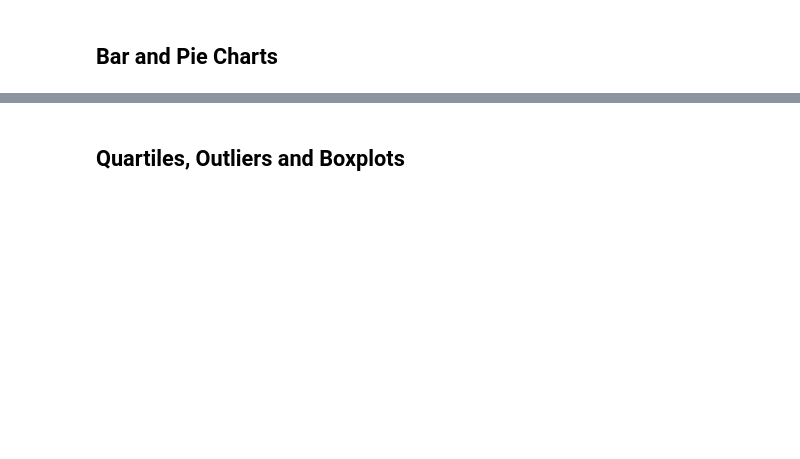
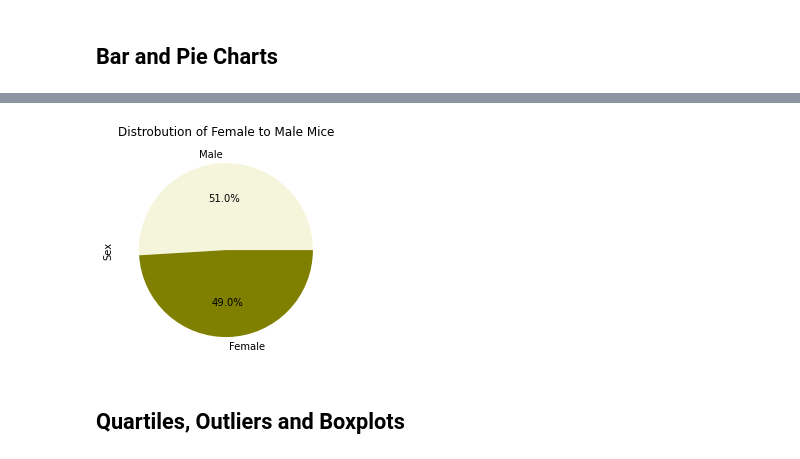
Before and after one commit to rutili/Matplotlib-Project, a Jupyter notebook: Pymaceuticals/pymaceuticals_starter.ipynb, the cells around one changed output, grey strips where cells are left out. Saved outputs shown, nothing was run; the diff lists cells and outputs as text; code cells hidden in the pictures; blank space fills up the shorter version.

```diff
--- a/Pymaceuticals/pymaceuticals_starter.ipynb
+++ b/Pymaceuticals/pymaceuticals_starter.ipynb
@@ -139,6 +147,12 @@ midc.plot(kind='bar', ylabel='Mice', title='Mice by Drug Regimen',facecolor='ora
 # Generate a bar plot showing the total number of timepoints for all mice tested for each drug regimen using pyplot.
 # %%
 # Generate a pie plot showing the distribution of female versus male mice using Pandas
+cGBrt_count2=clean['Sex'].value_counts()
+
+cGBrt_count2.plot(kind='pie', y='Mouse ID', autopct="%1.1f%%", ylabel='Sex', title = ['Distrobution of Female to Male Mice'], colors = ['beige', 'olive'], subplots = True)
+plt.show()
+# %% [output]
+[figure, added]
 # %%
 # Generate a pie plot showing the distribution of female versus male mice using pyplot
 # %% [markdown]
```
Also changed, not shown: parts of 11 cells of this notebook.
